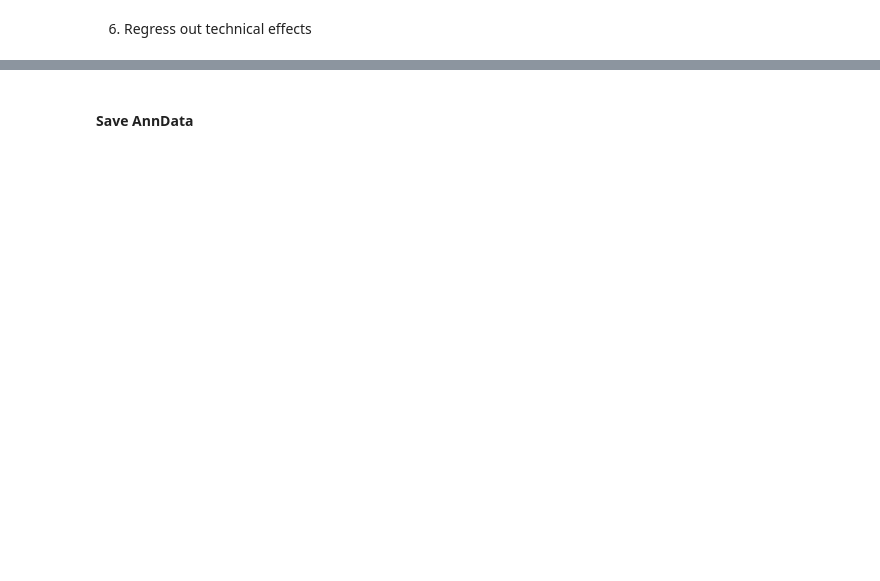
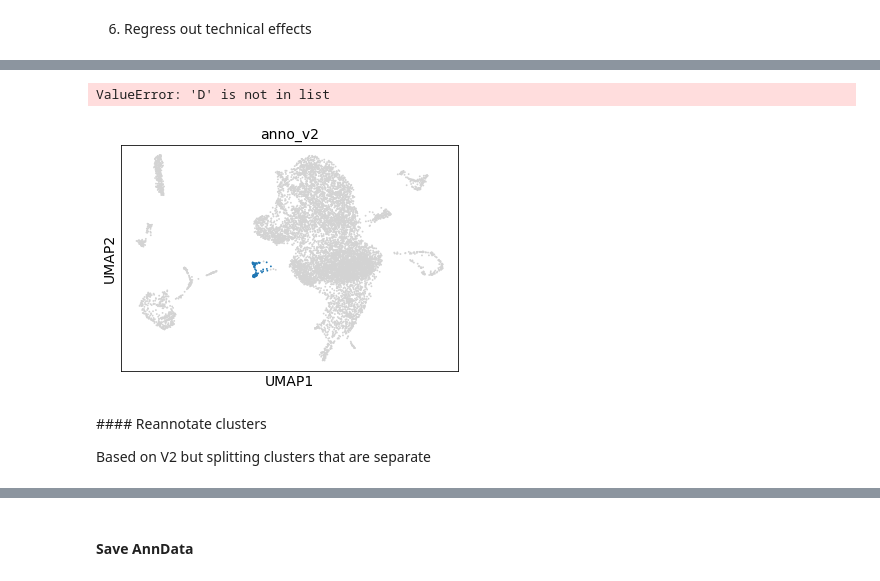
Before and after one commit to emdann/multiOmic_benchmark, a Jupyter notebook: test_methods/20191114_diffPseudotime_tcells.ipynb, the cells around one changed output, grey strips where cells are left out. Drawn from its saved outputs; the diff is of its cells as text; code cells hidden in the pictures; blank space fills up the shorter version.

```diff
--- a/test_methods/20191114_diffPseudotime_tcells.ipynb
+++ b/test_methods/20191114_diffPseudotime_tcells.ipynb
@@ -123,0 +116,9 @@ sc.pl.umap(adata_hvg, color=['annotation', "leiden"], ncols=2)
+# %%
+sc.pl.umap(adata_hvg, color=["anno_v2"], groups="DC")
+# %% [output]
+ValueError: 'D' is not in list
+[figure, added]
+# %% [markdown]
+#### Reannotate clusters
+
+Based on V2 but splitting clusters that are separate
```
Also changed, not shown: parts of 37 cells of this notebook, 9 other files.
